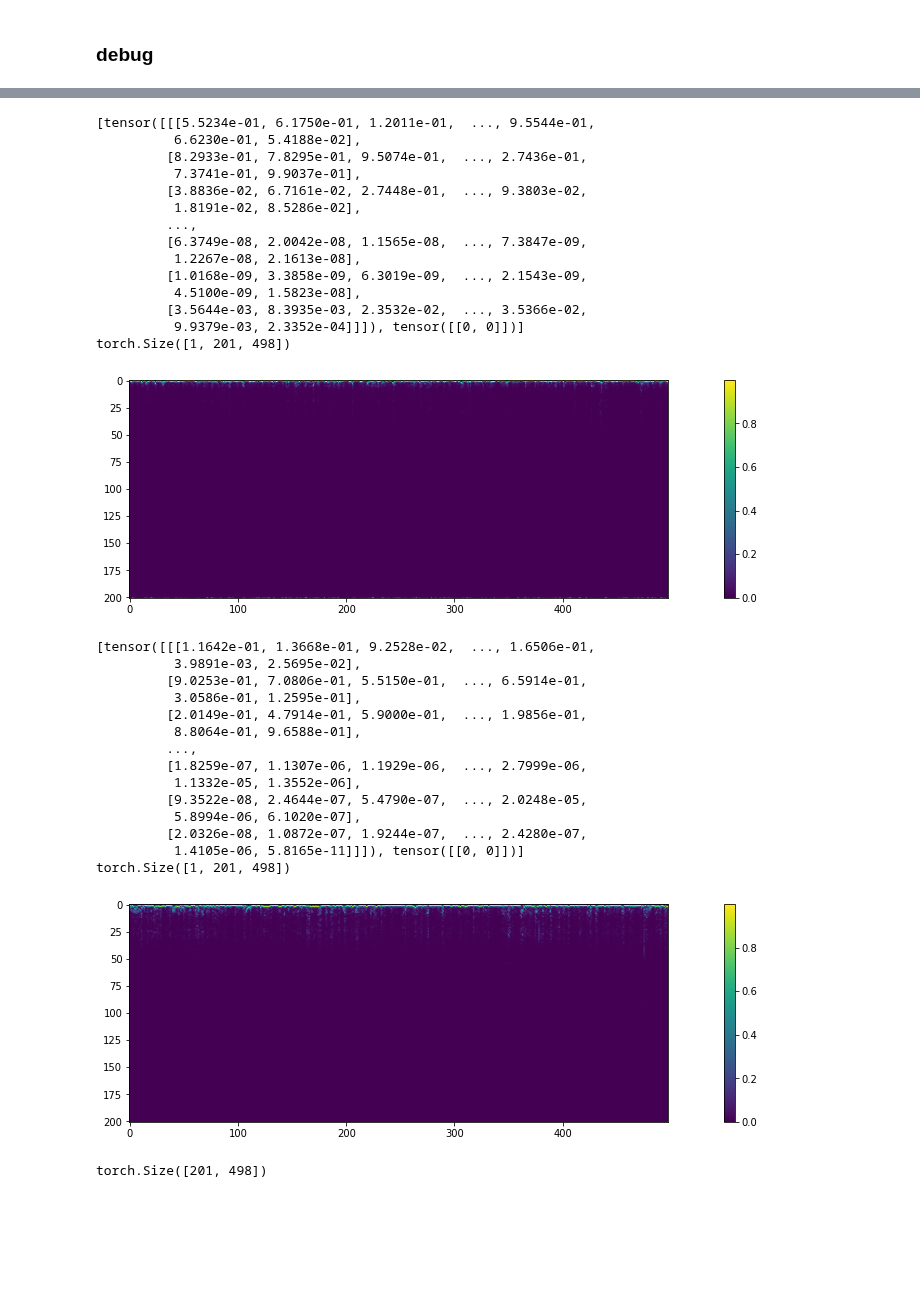
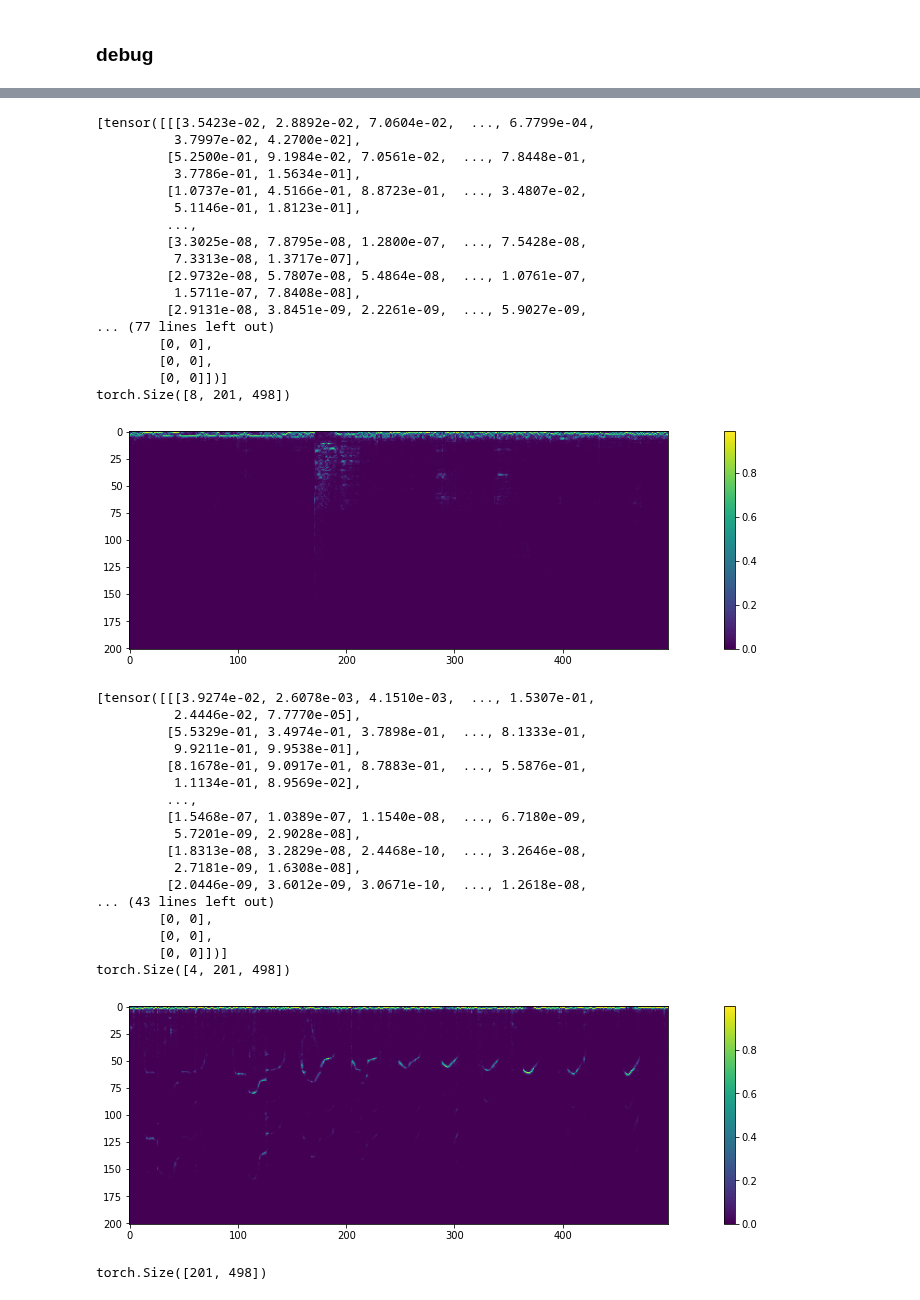
Before and after one commit to Mustapha-AJEGHRIR/klee_project_audio, a Jupyter notebook: notebooks/fft_model.ipynb, the cells around one changed output, grey strips where cells are left out. Saved outputs shown, nothing was run; the diff lists cells and outputs as text; code cells hidden in the pictures; blank space fills up the shorter version.

```diff
--- a/notebooks/fft_model.ipynb
+++ b/notebooks/fft_model.ipynb
@@ -55,7 +55,7 @@ kwargs = {
         }
 
 print("kwargs : ",kwargs)
-train_loader, val_loader, data = get_splitter_dataloaders_fft(**kwargs)
+train_loader, val_loader, train, val = get_splitter_dataloaders_fft(**kwargs)
 # %% [output]
 kwargs :  {'BATCH_SIZE': 8, 'TRAIN_SPLIT': 0.8, 'FTYPE': torch.float32, 'fft_nperseg': 400, 'fft_noverlap': 240, 'fft_window_type': 'tukey', 'fft_in_db': False, 'max_random_frequency_roll': 1, 'random ...
 # %% [markdown]
@@ -65,7 +65,7 @@ import matplotlib.pyplot as plt
 import numpy as np
 import scipy
 # data.add_noise = True
-fft, target = data[1]
+fft, target = train[1]
 # print("norm", np.linalg.norm(fft, axis=0, keepdims=True))
 # fft /= np.linalg.norm(fft, axis=1, keepdims=True) + 1e-8
 print(fft.sum())
@@ -101,49 +101,59 @@ for d in train_loader:
 
 # Randomness propagates also with datalaloaders and data splitters (y)
 # %% [output]
-[tensor([[[5.5234e-01, 6.1750e-01, 1.2011e-01,  ..., 9.5544e-01,
-          6.6230e-01, 5.4188e-02],
-         [8.2933e-01, 7.8295e-01, 9.5074e-01,  ..., 2.7436e-01,
-          7.3741e-01, 9.9037e-01],
-         [3.8836e-02, 6.7161e-02, 2.7448e-01,  ..., 9.3803e-02,
-          1.8191e-02, 8.5286e-02],
+[tensor([[[3.5423e-02, 2.8892e-02, 7.0604e-02,  ..., 6.7799e-04,
+          3.7997e-02, 4.2700e-02],
+         [5.2500e-01, 9.1984e-02, 7.0561e-02,  ..., 7.8448e-01,
+          3.7786e-01, 1.5634e-01],
+         [1.0737e-01, 4.5166e-01, 8.8723e-01,  ..., 3.4807e-02,
+          5.1146e-01, 1.8123e-01],
          ...,
-         [6.3749e-08, 2.0042e-08, 1.1565e-08,  ..., 7.3847e-09,
-          1.2267e-08, 2.1613e-08],
-         [1.0168e-09, 3.3858e-09, 6.3019e-09,  ..., 2.1543e-09,
-          4.5100e-09, 1.5823e-08],
-         [3.5644e-03, 8.3935e-03, 2.3532e-02,  ..., 3.5366e-02,
-          9.9379e-03, 2.3352e-04]]]), tensor([[0, 0]])]
-torch.Size([1, 201, 498])
+         [3.3025e-08, 7.8795e-08, 1.2800e-07,  ..., 7.5428e-08,
+          7.3313e-08, 1.3717e-07],
+         [2.9732e-08, 5.7807e-08, 5.4864e-08,  ..., 1.0761e-07,
+          1.5711e-07, 7.8408e-08],
+         [2.9131e-08, 3.8451e-09, 2.2261e-09,  ..., 5.9027e-09,
+... (77 lines left out)
+        [0, 0],
+        [0, 0],
+        [0, 0]])]
+torch.Size([8, 201, 498])
-[figure, old version]
+[figure, new version]
 # %%
+i = 0
 for d in val_loader:
+    i += 1
+    if i < 2:
+        pass
     print(d)
     fft = d[0]
     plt.figure(figsize=(20, 4))
     print(fft.shape)
     plt.imshow(fft[0])
     plt.colorbar()
     plt.show()
     break
 
 # Dataset properties could be changed after data splitter to remove randomness (y)
 # %% [output]
-[tensor([[[1.1642e-01, 1.3668e-01, 9.2528e-02,  ..., 1.6506e-01,
-          3.9891e-03, 2.5695e-02],
-         [9.0253e-01, 7.0806e-01, 5.5150e-01,  ..., 6.5914e-01,
-          3.0586e-01, 1.2595e-01],
-         [2.0149e-01, 4.7914e-01, 5.9000e-01,  ..., 1.9856e-01,
-          8.8064e-01, 9.6588e-01],
+[tensor([[[3.9274e-02, 2.6078e-03, 4.1510e-03,  ..., 1.5307e-01,
+          2.4446e-02, 7.7770e-05],
+         [5.5329e-01, 3.4974e-01, 3.7898e-01,  ..., 8.1333e-01,
+          9.9211e-01, 9.9538e-01],
+         [8.1678e-01, 9.0917e-01, 8.7883e-01,  ..., 5.5876e-01,
+          1.1134e-01, 8.9569e-02],
          ...,
-         [1.8259e-07, 1.1307e-06, 1.1929e-06,  ..., 2.7999e-06,
-          1.1332e-05, 1.3552e-06],
-         [9.3522e-08, 2.4644e-07, 5.4790e-07,  ..., 2.0248e-05,
-          5.8994e-06, 6.1020e-07],
-         [2.0326e-08, 1.0872e-07, 1.9244e-07,  ..., 2.4280e-07,
-          1.4105e-06, 5.8165e-11]]]), tensor([[0, 0]])]
-torch.Size([1, 201, 498])
+         [1.5468e-07, 1.0389e-07, 1.1540e-08,  ..., 6.7180e-09,
+          5.7201e-09, 2.9028e-08],
+         [1.8313e-08, 3.2829e-08, 2.4468e-10,  ..., 3.2646e-08,
+          2.7181e-09, 1.6308e-08],
+         [2.0446e-09, 3.6012e-09, 3.0671e-10,  ..., 1.2618e-08,
+... (43 lines left out)
+        [0, 0],
+        [0, 0],
+        [0, 0]])]
+torch.Size([4, 201, 498])
-[figure, old version]
+[figure, new version]
 # %%
 example, lab = train_loader.dataset[0]
 example.shape  # (frequency, time)
```
Also changed, not shown: parts of 3 cells of this notebook, 1 other file.
